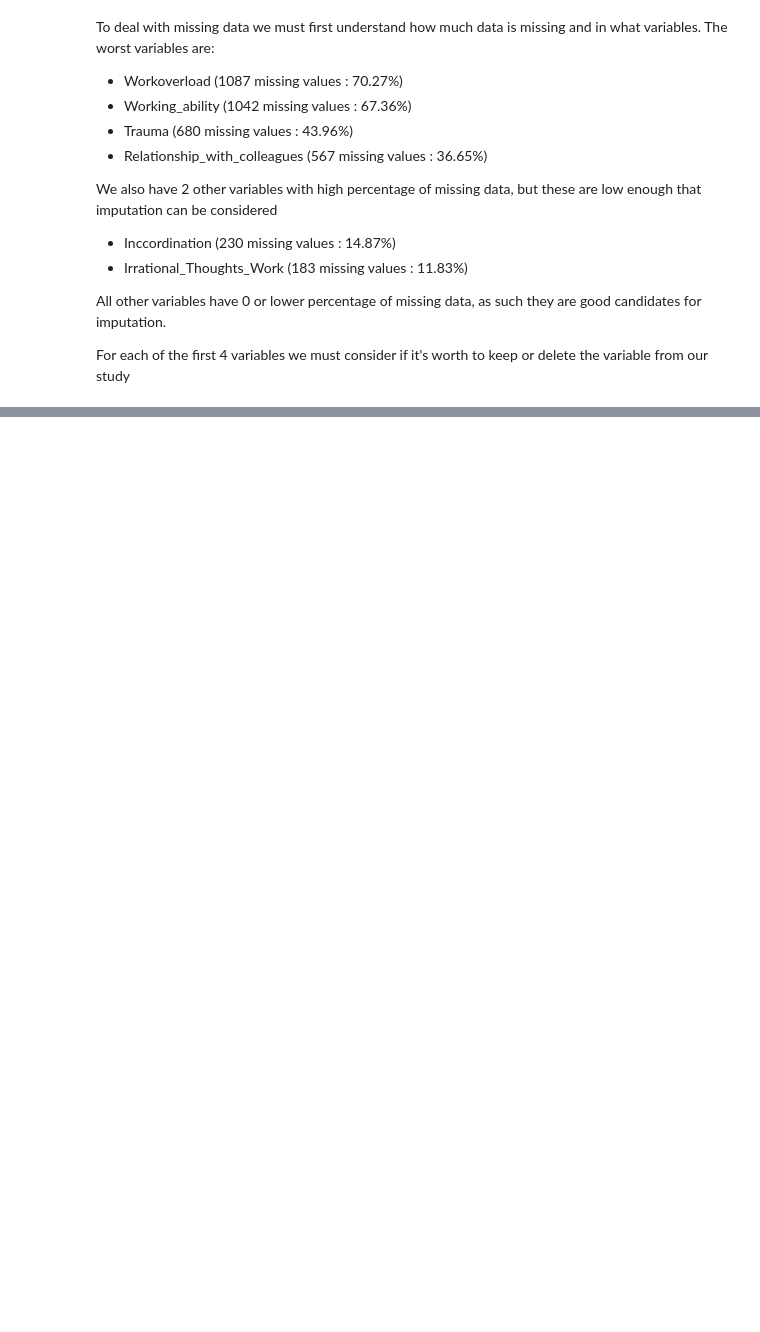
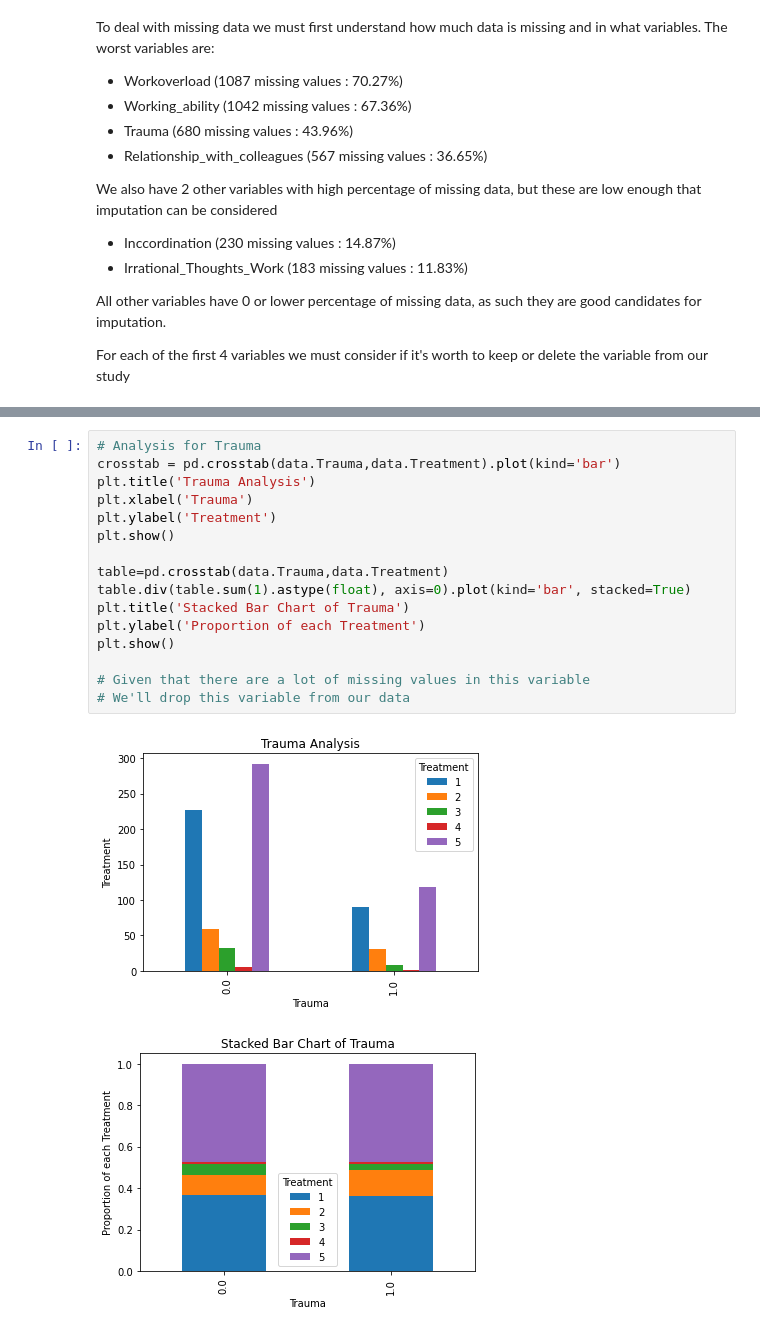
Before and after one commit to WALEX2000/DataScience-Project, a Jupyter notebook: src/preprocess.ipynb, the cells around one changed output, grey strips where cells are left out. Cells and saved outputs as stored; diff of their text form; blank space fills up the shorter version.

```diff
--- a/src/preprocess.ipynb
+++ b/src/preprocess.ipynb
@@ -33,0 +85,19 @@ data.head()
+# %%
+# Analysis for Trauma
+crosstab = pd.crosstab(data.Trauma,data.Treatment).plot(kind='bar')
+plt.title('Trauma Analysis')
+plt.xlabel('Trauma')
+plt.ylabel('Treatment')
+plt.show()
+
+table=pd.crosstab(data.Trauma,data.Treatment)
+table.div(table.sum(1).astype(float), axis=0).plot(kind='bar', stacked=True)
+plt.title('Stacked Bar Chart of Trauma')
+plt.ylabel('Proportion of each Treatment')
+plt.show()
+
+# Given that there are a lot of missing values in this variable
+# We'll drop this variable from our data
+# %% [output]
+[figure, added]
+[figure, added]
```
Also changed, not shown: parts of 11 cells of this notebook, 3 other files.
